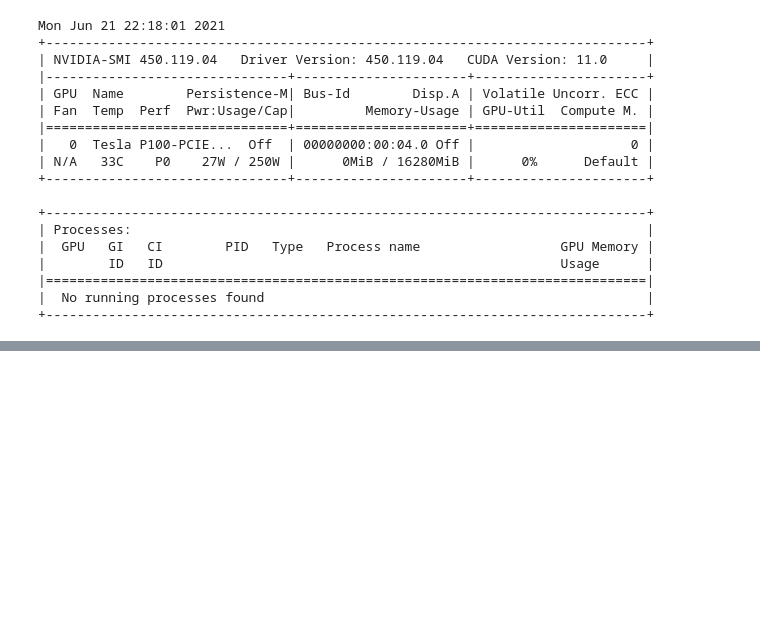
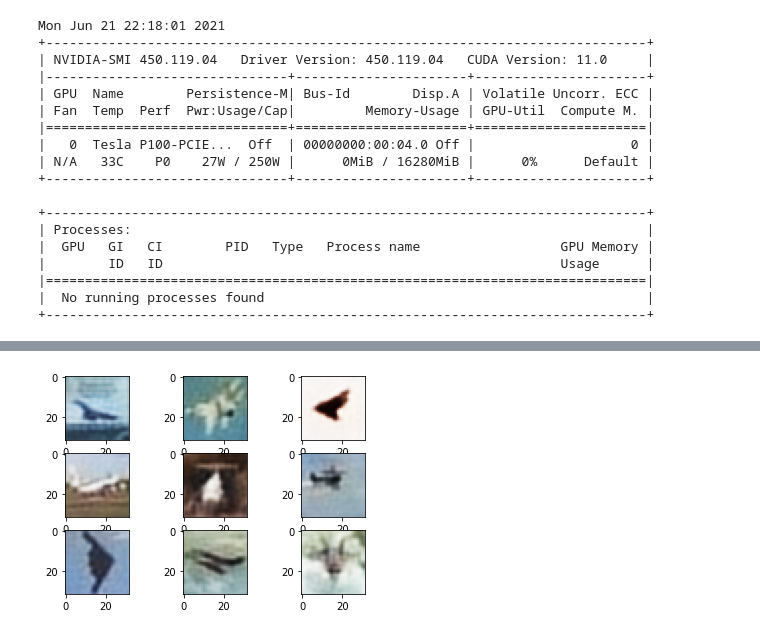
Before and after one commit to RodrigoArboleda/Anti-aliasing, a Jupyter notebook: source/notebook.ipynb, the cells around one changed output, grey strips where cells are left out. Saved outputs shown, nothing was run; the diff lists cells and outputs as text; code cells hidden in the pictures; blank space fills up the shorter version.

```diff
--- a/source/notebook.ipynb
+++ b/source/notebook.ipynb
@@ -159,0 +237,4 @@ class CNN(nn.Module):
+# %%
+image_plot(imgs_cnn, 1)
+# %% [output]
+[figure, added]
```
Also changed, not shown: parts of 7 cells of this notebook.
